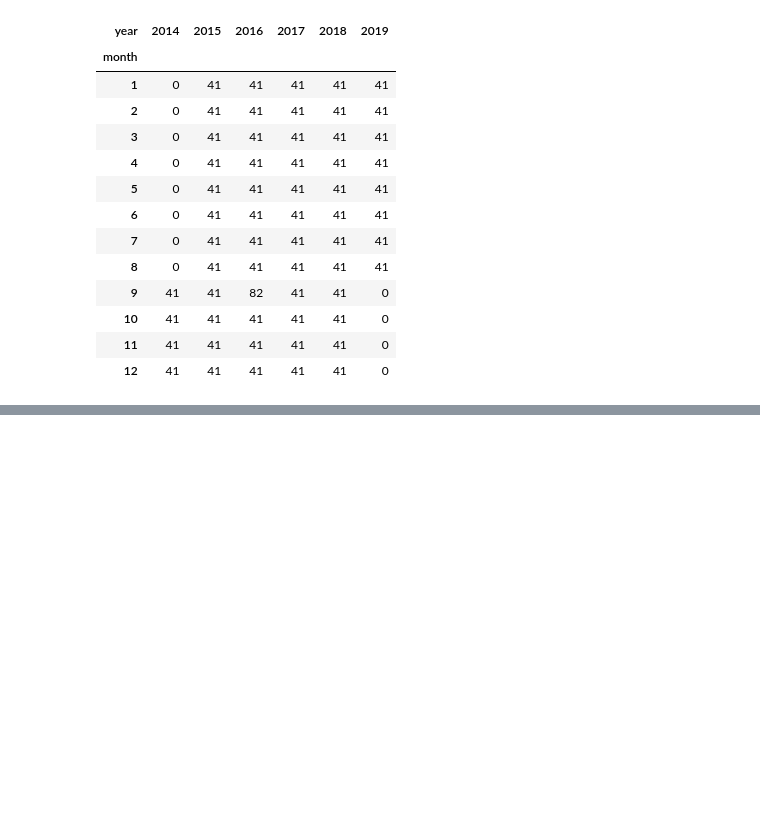
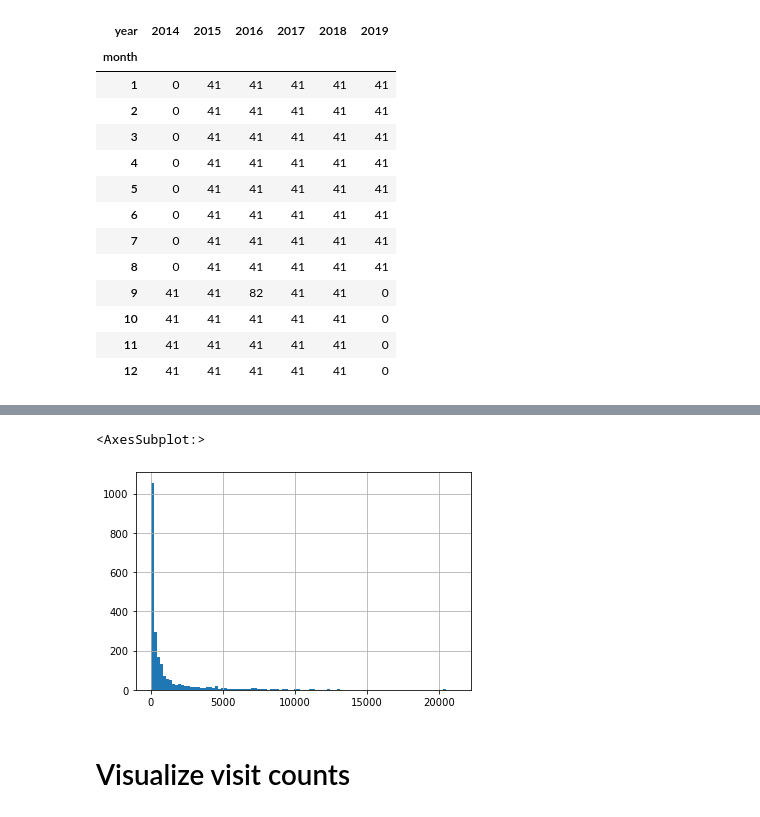
Before and after one commit to efpelletier/sparksandrec, a Jupyter notebook: data_exploration.ipynb, the cells around one changed output, grey strips where cells are left out. Saved outputs shown, nothing was run; the diff lists cells and outputs as text; code cells hidden in the pictures; blank space fills up the shorter version.

```diff
--- a/data_exploration.ipynb
+++ b/data_exploration.ipynb
@@ -128,0 +384,9 @@ pd.crosstab(v['month'], v['year'])
+# %%
+# in months where there were some number of visits - still very skewed
+vnonzero = v[v['tot_vis']>0]
+vnonzero['tot_vis'].hist(bins=100)
+# %% [output]
+<AxesSubplot:>
+[figure, added]
+# %% [markdown]
+# Visualize visit counts
```
Also changed, not shown: parts of 42 cells of this notebook.
